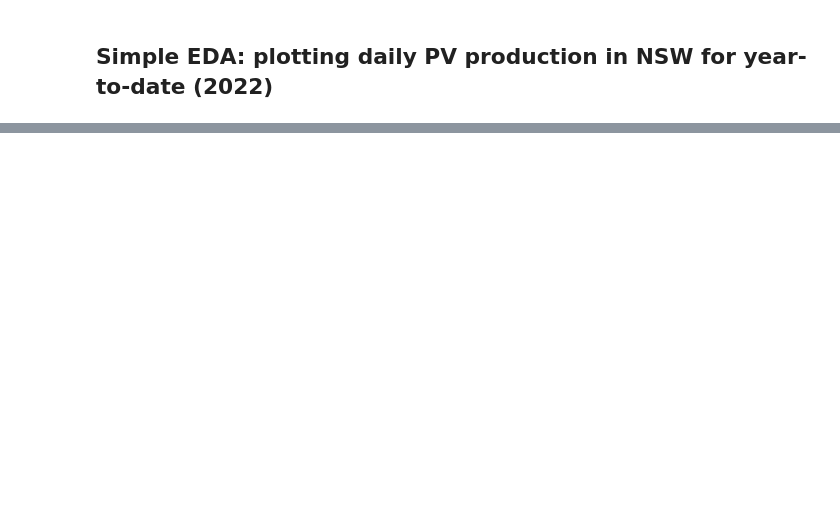
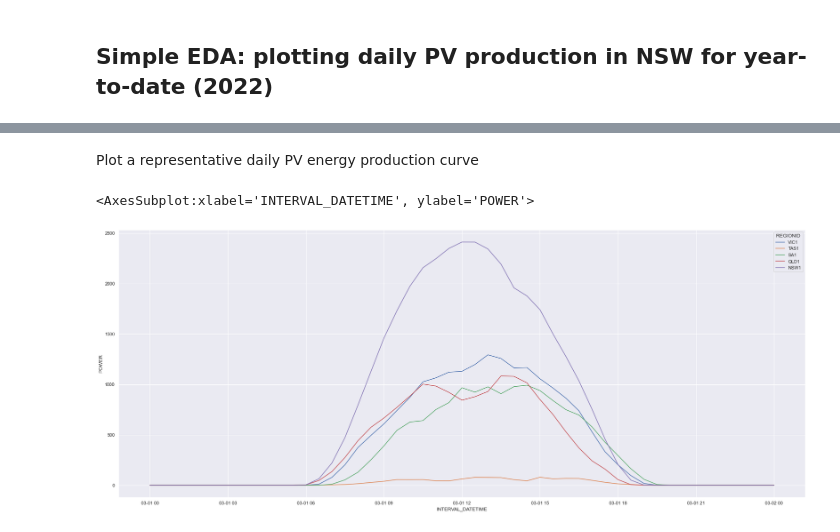
Before and after one commit to the-rahul-kumar/UNSW-Group-C-Project, a Jupyter notebook: src/Mat/rooftop_pv.ipynb, the cells around one changed output, grey strips where cells are left out. Cells and saved outputs as stored; diff of their text form; code cells hidden in the pictures; blank space fills up the shorter version.

Commit message:
Updated rooftop solar EDA notebook

```diff
--- a/src/Mat/rooftop_pv.ipynb
+++ b/src/Mat/rooftop_pv.ipynb
@@ -147,0 +149,6 @@ sns.lineplot(x='INTERVAL_DATETIME', y='POWER', hue='REGIONID', data=measurement_
+# %%
+# Find only the rows with REGIONID containing '1' (ie: only the whole state totals)
+measurement_state_df = measurement_merge_df[(measurement_merge_df['REGIONID'].str.contains('1'))]
+
+# Write out the whole state data as a .CSV
+measurement_state_df.to_csv(DATA_PATH+"rooftop_pv_measurement_wholestate.csv")
@@ -147,0 +168,8 @@ sns.lineplot(x='INTERVAL_DATETIME', y='POWER', hue='REGIONID', data=measurement_
+# %% [markdown]
+Plot a representative daily PV energy production curve
+# %%
+sns.set(rc={"figure.figsize": (30,12)})
+sns.lineplot(x='INTERVAL_DATETIME', y='POWER', hue='REGIONID', data=measurement_state_df[(measurement_state_df.INTERVAL_DATETIME >= '2021-03-01') & (measurement_state_df.INTERVAL_DATETIME <= '2021-03-02')])
+# %% [output]
+<AxesSubplot:xlabel='INTERVAL_DATETIME', ylabel='POWER'>
+[figure, added]
```
Also changed, not shown: parts of 11 cells of this notebook.
